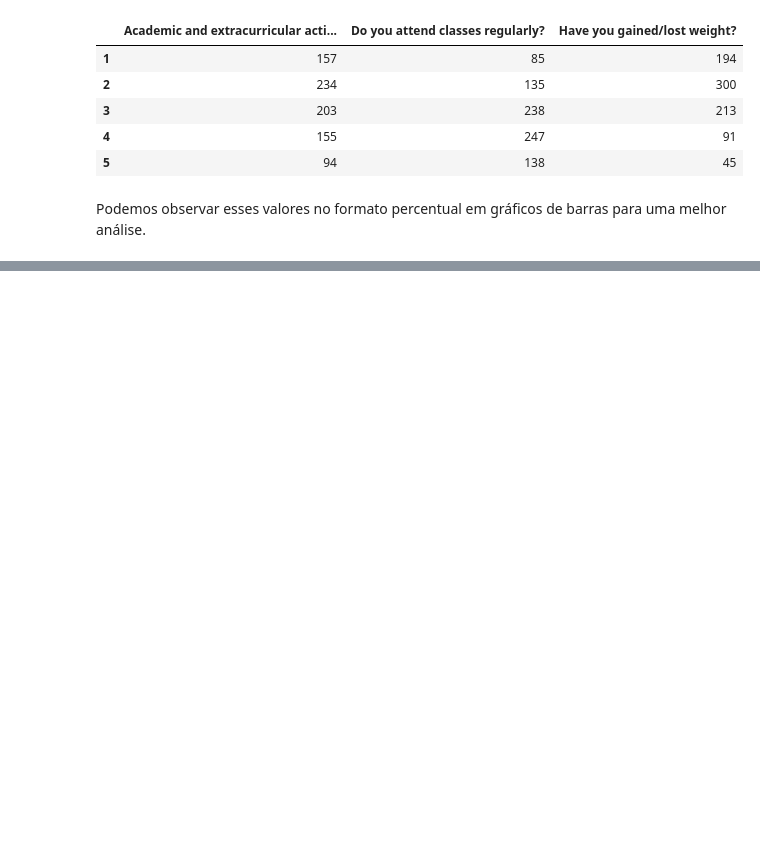
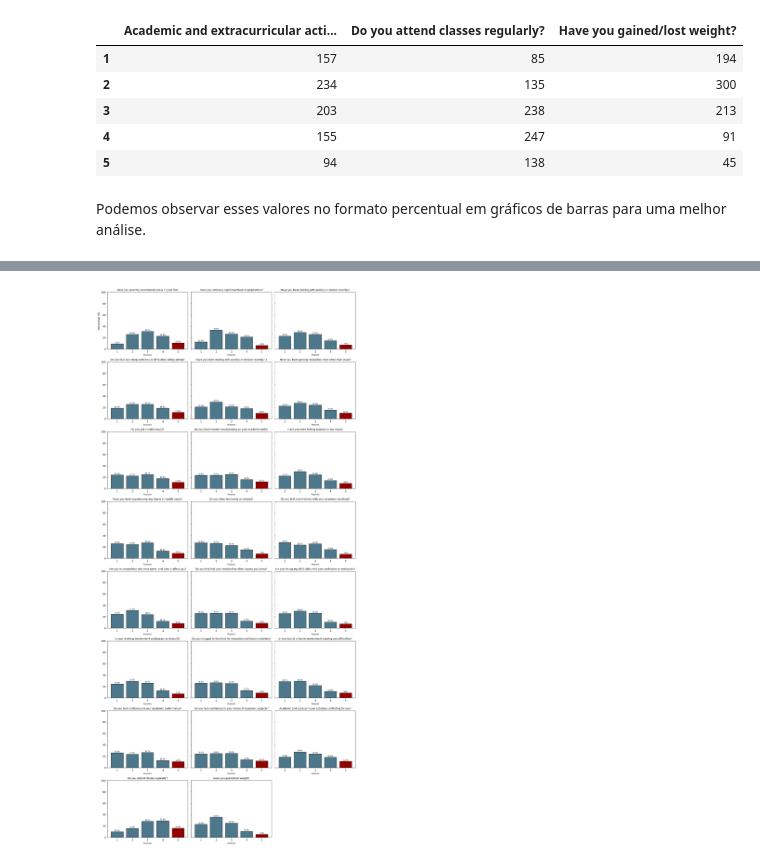
Before and after one commit to camilatsv1/Monitoramento-das-causas-de-estresse-nos-alunos-de-hoje, a Jupyter notebook: caderno_app.ipynb, the cells around one changed output, grey strips where cells are left out. Cells and saved outputs as stored; diff of their text form; code cells hidden in the pictures; blank space fills up the shorter version.

Commit message:
toca dos 5 gráficos por um conjundo de gráficos individuais por pergunta

```diff
--- a/caderno_app.ipynb
+++ b/caderno_app.ipynb
@@ -328,0 +204,60 @@ plt.show()
+# %%
+# Copiar o DataFrame original
+df2 = df.copy()
+
+# Lista de colunas a serem analisadas
+variaveis = [
+    "Have you recently experienced stress in your life?",
+    "Have you noticed a rapid heartbeat or palpitations?",
+    "Have you been dealing with anxiety or tension recently?",
+    "Do you face any sleep problems or difficulties falling asleep?",
+    "Have you been dealing with anxiety or tension recently?.1", 'Have you been getting headaches more often than usual?',
+'Do you get irritated easily?', 'Do you have trouble concentrating on your academic tasks?', 'Have you been feeling sadness or low mood?',
+'Have you been experiencing any illness or health issues?','Do you often feel lonely or isolated?', 'Do you feel overwhelmed with your academic workload?',
+'Are you in competition with your peers, and does it affect you?', 'Do you find that your relationship often causes you stress?',
+'Are you facing any difficulties with your professors or instructors?','Is your working environment unpleasant or stressful?',
+'Do you struggle to find time for relaxation and leisure activities?', 'Is your hostel or home environment causing you difficulties?',
+'Do you lack confidence in your academic performance?', 'Do you lack confidence in your choice of academic subjects?', 'Academic and extracurricular activities conflicting for you?',
+'Do you attend classes regularly?', 'Have you gained/lost weight?'
+]
+
+# Definir layout: 3 gráficos por linha
+num_graficos = len(variaveis)
+colunas_por_linha = 3
+linhas = math.ceil(num_graficos / colunas_por_linha)
+
+# Criar figura com múltiplas linhas e colunas de subplots
+fig, axes = plt.subplots(linhas, colunas_por_linha, figsize=(15, linhas * 4), sharey=True)
+axes = axes.flatten()  # Transformar matriz de eixos em lista
+
+for ax, coluna in zip(axes, variaveis):
+    # Calcular percentuais por resposta (1 a 5)
+    valores = df2[coluna].value_counts(normalize=True).sort_index() * 100
+
+    # Definir cores: azul padrão, resposta 5 em vermelho
+    cores = ['#4d778b' if i != 5 else '#920000' for i in valores.index]
+
+    # Plotar barras
+    ax.bar(valores.index, valores.values, color=cores, edgecolor='black')
+
+    # Personalização do gráfico
+    ax.set_title(coluna, fontsize=10)
+    ax.set_xticks([1,2,3,4,5])
+    ax.set_ylim(0, 100)
+    ax.set_xlabel('Resposta', fontsize=7)
+
+    # Adicionar percentuais acima das barras
+    for i, v in zip(valores.index, valores.values):
+        ax.text(i, v+1, f"{v:.1f}%", ha='center', fontsize=7)
+
+# Remover gráficos extras vazios (se houver)
+for i in range(len(variaveis), len(axes)):
+    fig.delaxes(axes[i])
+
+# Y-label apenas no primeiro gráfico
+axes[0].set_ylabel('Percentual (%)')
+
+plt.tight_layout()
+plt.show()
+# %% [output]
+[figure, added]
```
Also changed, not shown: parts of 6 cells of this notebook.
